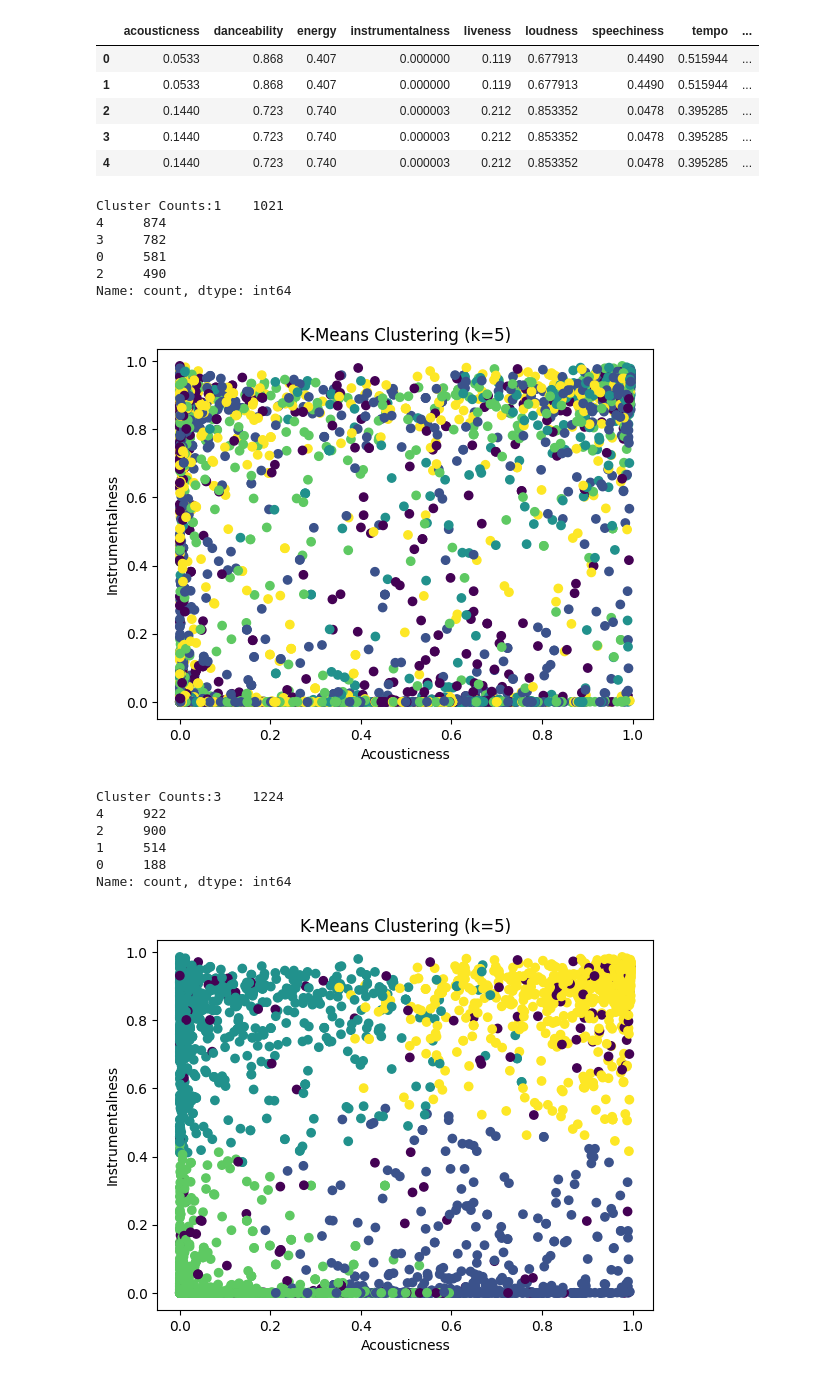
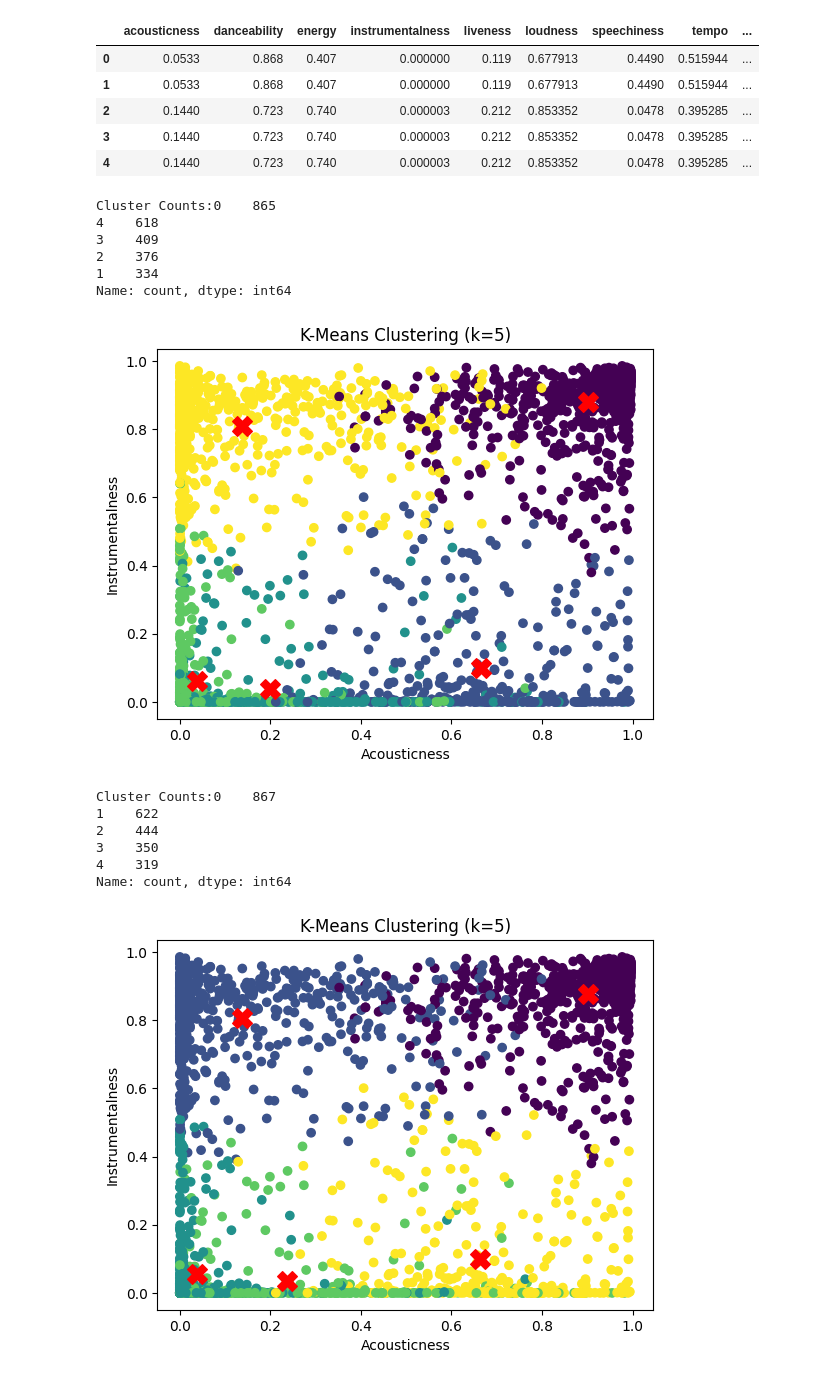
Before and after one commit to linusedman/Data-mining-I, a Jupyter notebook: mini_project/preprocessing.ipynb, the cells around one changed output. Cells and saved outputs as stored; diff of their text form; code cells hidden in the pictures.

```diff
--- a/mini_project/preprocessing.ipynb
+++ b/mini_project/preprocessing.ipynb
@@ -7,0 +11,6 @@ data = pd.read_csv('data.csv')
+# %%
+#Handle Dupes
+dataNoDupe = data[~data.duplicated(subset='id', keep=False)]
+print(dataNoDupe.shape)
+#check for null
+print(dataNoDupe.isnull().sum())
@@ -11,10 +34,10 @@ from sklearn.preprocessing import MinMaxScaler
 scaler = MinMaxScaler()
 columns_to_scale = ['loudness', 'tempo']
 
-data[columns_to_scale] = scaler.fit_transform(data[columns_to_scale])
+dataNoDupe[columns_to_scale] = scaler.fit_transform(dataNoDupe[columns_to_scale])
 # pairplot(data, hue='genre')
 # plt.savefig('scaled_pariplot.png')
 
-data = data.drop(columns=['id', 'genre'])
-data.head()
+dataNoDupe = dataNoDupe.drop(columns=['id', 'genre'])
+dataNoDupe.head()
 # %% [output]
@@ -35,12 +63,12 @@ contamination = 0.05
 lof = LocalOutlierFactor(n_neighbors=10, contamination=contamination)  #
 
 # Fit and predict outliers (-1 for outlier, 1 for inliers)
-data['outlier_lof'] = lof.fit_predict(data)
+dataNoDupe['outlier_lof'] = lof.fit_predict(data)
 
 # Mark the outliers
-outliers_lof = data[data['outlier_lof'] == -1]
+outliers_lof = dataNoDupe[dataNoDupe['outlier_lof'] == -1]
 
-filtered_data = data[data['outlier_lof'] == 1].copy()
+filtered_data = dataNoDupe[dataNoDupe['outlier_lof'] == 1].copy()
 filtered_data.head()
 # %% [output]
 |  | acousticness | danceability | energy | instrumentalness | liveness | loudness | speechiness | tempo | ... |
@@ -52,7 +80,7 @@ filtered_data.head()
 # %%
 from sklearn.cluster import KMeans
 kmeans = KMeans(n_clusters=5, random_state=1)
-kmeans.fit(data)
+kmeans.fit(dataNoDupe)
 
 # Accessing cluster labels and centroids
 labels = kmeans.labels_
@@ -60,49 +88,55 @@ centroids = kmeans.cluster_centers_
 cluster_counts = pd.Series(labels).value_counts()
 print(f"Cluster Counts:{cluster_counts}")
 # Plotting the data using two features: "sw" (sepal width) and "sl" (sepal length)
-plt.scatter(data["acousticness"], data["instrumentalness"], c=labels, cmap='viridis')
+plt.scatter(dataNoDupe["acousticness"], dataNoDupe["instrumentalness"], c=labels, cmap='viridis')
+plt.scatter(centroids[:, dataNoDupe.columns.get_loc("acousticness")],
+            centroids[:, dataNoDupe.columns.get_loc("instrumentalness")],
+            c='red', marker='X', s=200, label='Centroids')
 plt.xlabel('Acousticness')
 plt.ylabel('Instrumentalness')
 plt.title('K-Means Clustering (k=5)')
 plt.show()
 # %% [output]
-Cluster Counts:1    1021
-4     874
-3     782
-0     581
-2     490
+Cluster Counts:0    865
+4    618
+3    409
+2    376
+1    334
 Name: count, dtype: int64
-[figure, old version]
+[figure, new version]
 # %%
 # from sklearn.preprocessing import MinMaxScaler
 
 # scaler = MinMaxScaler()
 # columns_to_scale = ['loudness', 'tempo']
 
 # data[columns_to_scale] = scaler.fit_transform(data[columns_to_scale])
 
 kmeans = KMeans(n_clusters=5)
-kmeans.fit(data)
+kmeans.fit(dataNoDupe)
 
 # Accessing cluster labels and centroids
 labels = kmeans.labels_
 centroids = kmeans.cluster_centers_
 cluster_counts = pd.Series(labels).value_counts()
 print(f"Cluster Counts:{cluster_counts}")
 # Plotting the data using two features: "sw" (sepal width) and "sl" (sepal length)
-plt.scatter(data["acousticness"], data["instrumentalness"], c=labels, cmap='viridis')
+plt.scatter(dataNoDupe["acousticness"], dataNoDupe["instrumentalness"], c=labels, cmap='viridis')
+plt.scatter(centroids[:, dataNoDupe.columns.get_loc("acousticness")],
+            centroids[:, dataNoDupe.columns.get_loc("instrumentalness")],
+            c='red', marker='X', s=200, label='Centroids')
 plt.xlabel('Acousticness')
 plt.ylabel('Instrumentalness')
 plt.title('K-Means Clustering (k=5)')
 plt.show()
 # %% [output]
-Cluster Counts:3    1224
-4     922
-2     900
-1     514
-0     188
+Cluster Counts:0    867
+1    622
+2    444
+3    350
+4    319
 Name: count, dtype: int64
-[figure, old version]
+[figure, new version]
 # %%
 from sklearn.neighbors import LocalOutlierFactor
 
```
Also changed, not shown: parts of 9 cells of this notebook.
